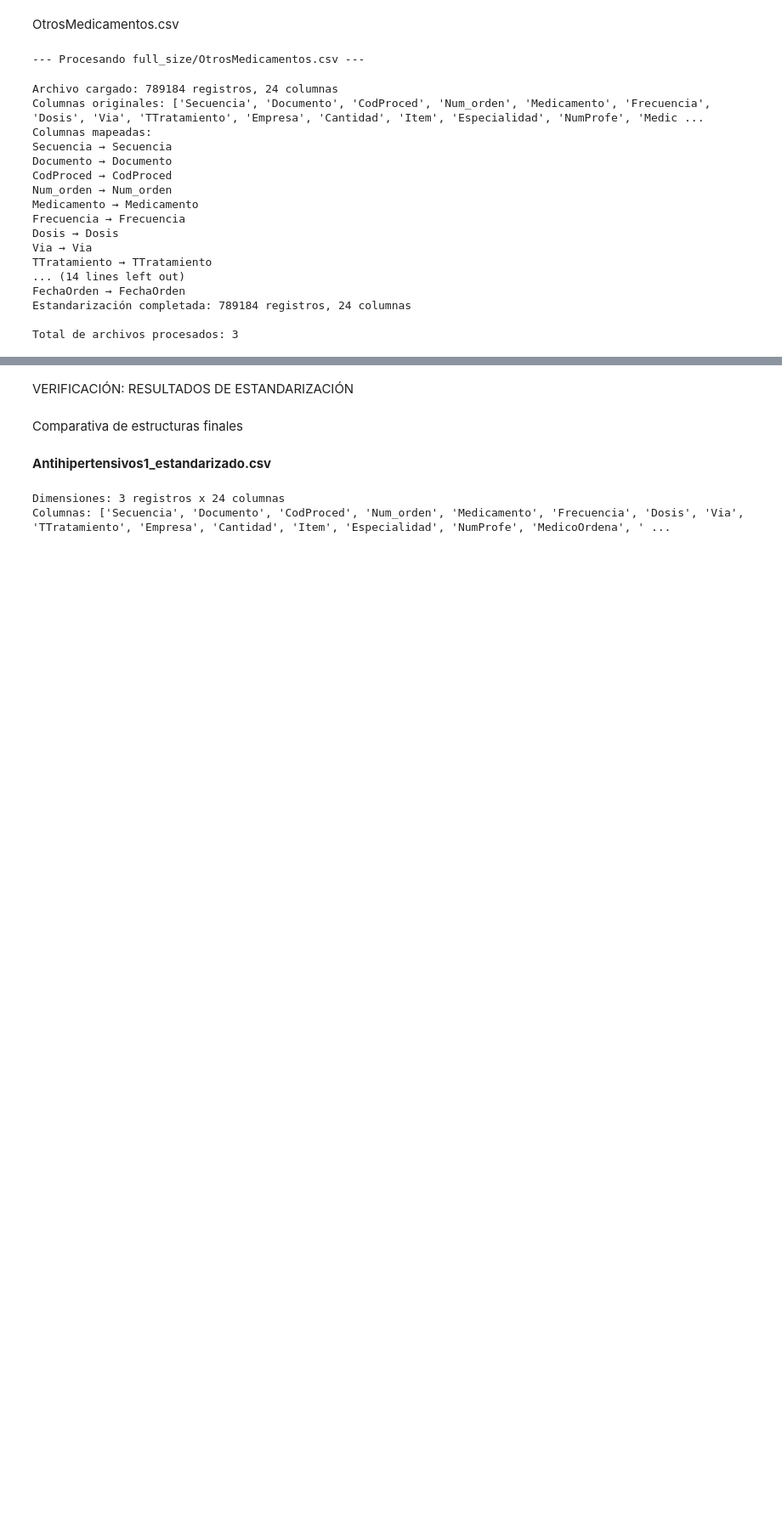
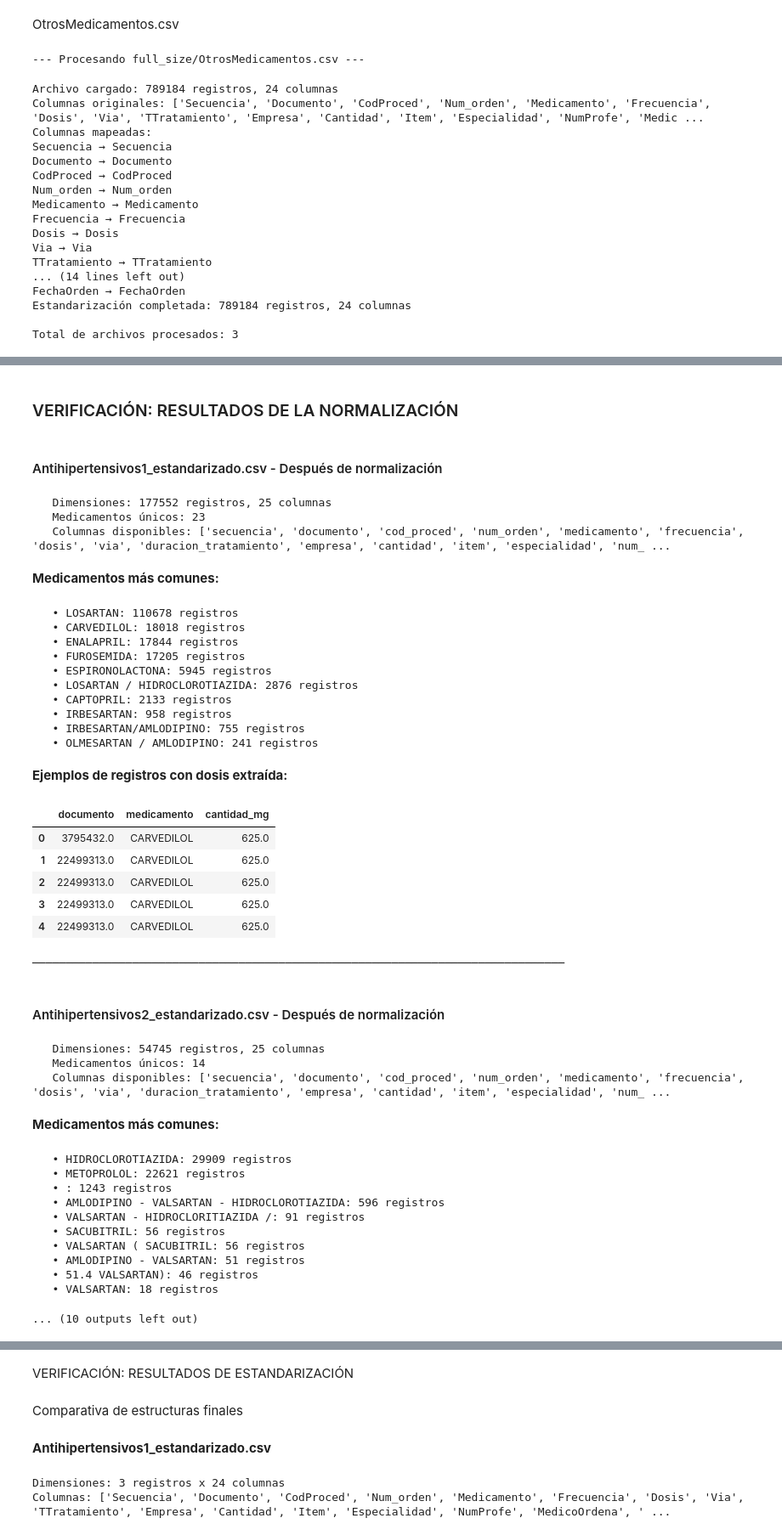
Before and after one commit to Prado500/repoProyectoFinal, a Jupyter notebook: presentacion.ipynb, the cells around one changed output, grey strips where cells are left out. Shown at 85% size. Saved outputs shown, nothing was run; the diff lists cells and outputs as text; code cells hidden in the pictures; blank space fills up the shorter version.

```diff
--- a/presentacion.ipynb
+++ b/presentacion.ipynb
@@ -472,0 +870,66 @@ Total de archivos procesados: 3
+# %%
+display(Markdown("###  VERIFICACIÓN: RESULTADOS DE LA NORMALIZACIÓN"))
+
+# Mostrar ejemplos detallados de la transformación
+for nombre_archivo, df in archivos_procesados.items():
+    display(Markdown(f"####  {nombre_archivo} - Después de normalización"))
+
+    print(f"   Dimensiones: {df.shape[0]} registros, {df.shape[1]} columnas")
+    print(f"   Medicamentos únicos: {df['medicamento'].nunique()}")
+    print(f"   Columnas disponibles: {list(df.columns)}")
+
+    # Mostrar distribución de medicamentos más comunes
+    top_medicamentos = df['medicamento'].value_counts().head(10)
+    display(Markdown("**Medicamentos más comunes:**"))
+    for med, count in top_medicamentos.items():
+        print(f"   • {med}: {count} registros")
+
+    # Mostrar ejemplos de registros con dosis
+    registros_con_dosis = df[df['cantidad_mg'].notna()]
+    if len(registros_con_dosis) > 0:
+        display(Markdown("**Ejemplos de registros con dosis extraída:**"))
+        ejemplos = registros_con_dosis[['documento', 'medicamento', 'cantidad_mg']].head(5)
+        display(ejemplos)
+
+    print("\n" + "─" * 80 + "\n")
+# %% [output]
+###  VERIFICACIÓN: RESULTADOS DE LA NORMALIZACIÓN
+####  Antihipertensivos1_estandarizado.csv - Después de normalización
+   Dimensiones: 177552 registros, 25 columnas
+   Medicamentos únicos: 23
+   Columnas disponibles: ['secuencia', 'documento', 'cod_proced', 'num_orden', 'medicamento', 'frecuencia', 'dosis', 'via', 'duracion_tratamiento', 'empresa', 'cantidad', 'item', 'especialidad', 'num_ ...
+**Medicamentos más comunes:**
+   • LOSARTAN: 110678 registros
+   • CARVEDILOL: 18018 registros
+   • ENALAPRIL: 17844 registros
+   • FUROSEMIDA: 17205 registros
+   • ESPIRONOLACTONA: 5945 registros
+   • LOSARTAN / HIDROCLOROTIAZIDA: 2876 registros
+   • CAPTOPRIL: 2133 registros
+   • IRBESARTAN: 958 registros
+   • IRBESARTAN/AMLODIPINO: 755 registros
+   • OLMESARTAN / AMLODIPINO: 241 registros
+**Ejemplos de registros con dosis extraída:**
+|  | documento | medicamento | cantidad_mg |
+| 0 | 3795432.0 | CARVEDILOL | 625.0 |
+| 1 | 22499313.0 | CARVEDILOL | 625.0 |
+| 2 | 22499313.0 | CARVEDILOL | 625.0 |
+| 3 | 22499313.0 | CARVEDILOL | 625.0 |
+| 4 | 22499313.0 | CARVEDILOL | 625.0 |
+────────────────────────────────────────────────────────────────────────────────
+####  Antihipertensivos2_estandarizado.csv - Después de normalización
+   Dimensiones: 54745 registros, 25 columnas
+   Medicamentos únicos: 14
+   Columnas disponibles: ['secuencia', 'documento', 'cod_proced', 'num_orden', 'medicamento', 'frecuencia', 'dosis', 'via', 'duracion_tratamiento', 'empresa', 'cantidad', 'item', 'especialidad', 'num_ ...
+**Medicamentos más comunes:**
+   • HIDROCLOROTIAZIDA: 29909 registros
+   • METOPROLOL: 22621 registros
+   • : 1243 registros
+   • AMLODIPINO - VALSARTAN - HIDROCLOROTIAZIDA: 596 registros
+   • VALSARTAN - HIDROCLORITIAZIDA /: 91 registros
+   • SACUBITRIL: 56 registros
+   • VALSARTAN ( SACUBITRIL: 56 registros
+   • AMLODIPINO - VALSARTAN: 51 registros
+   • 51.4 VALSARTAN): 46 registros
+   • VALSARTAN: 18 registros
+... (10 outputs left out)
```
Also changed, not shown: parts of 32 cells of this notebook.
